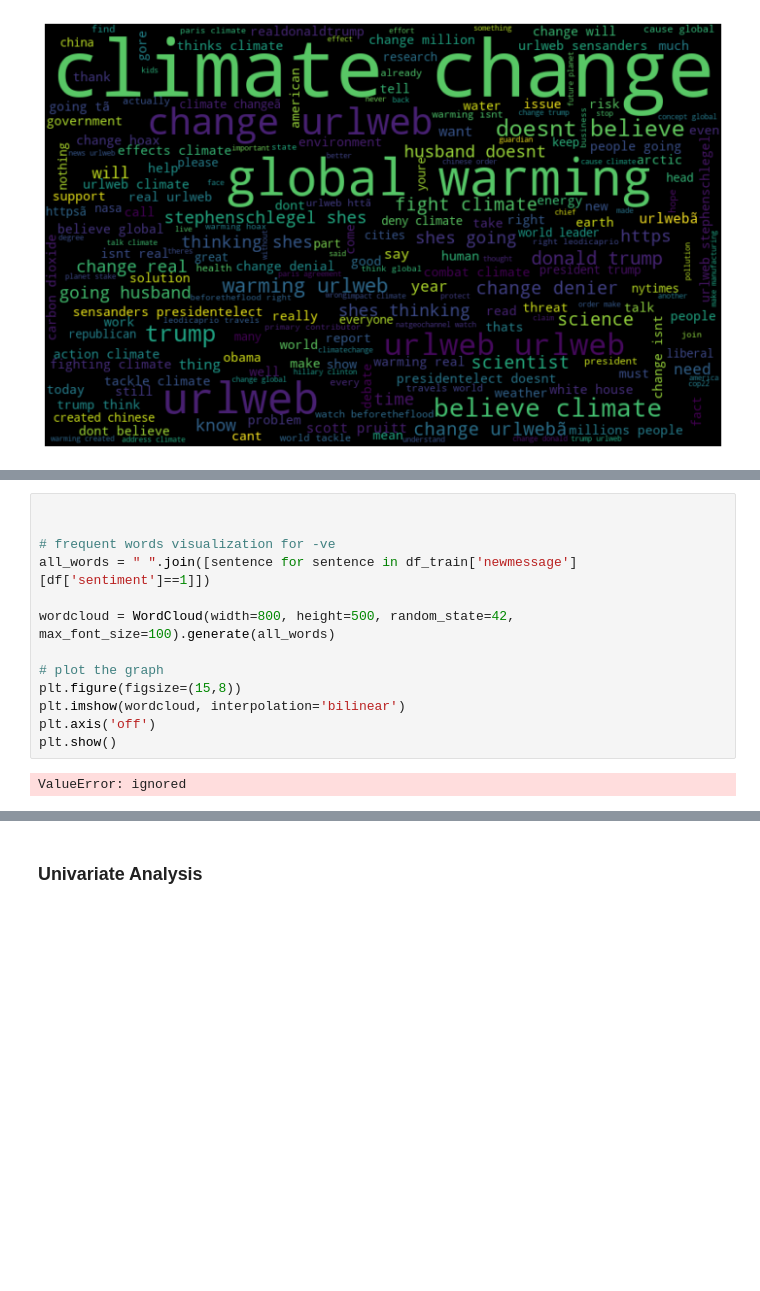
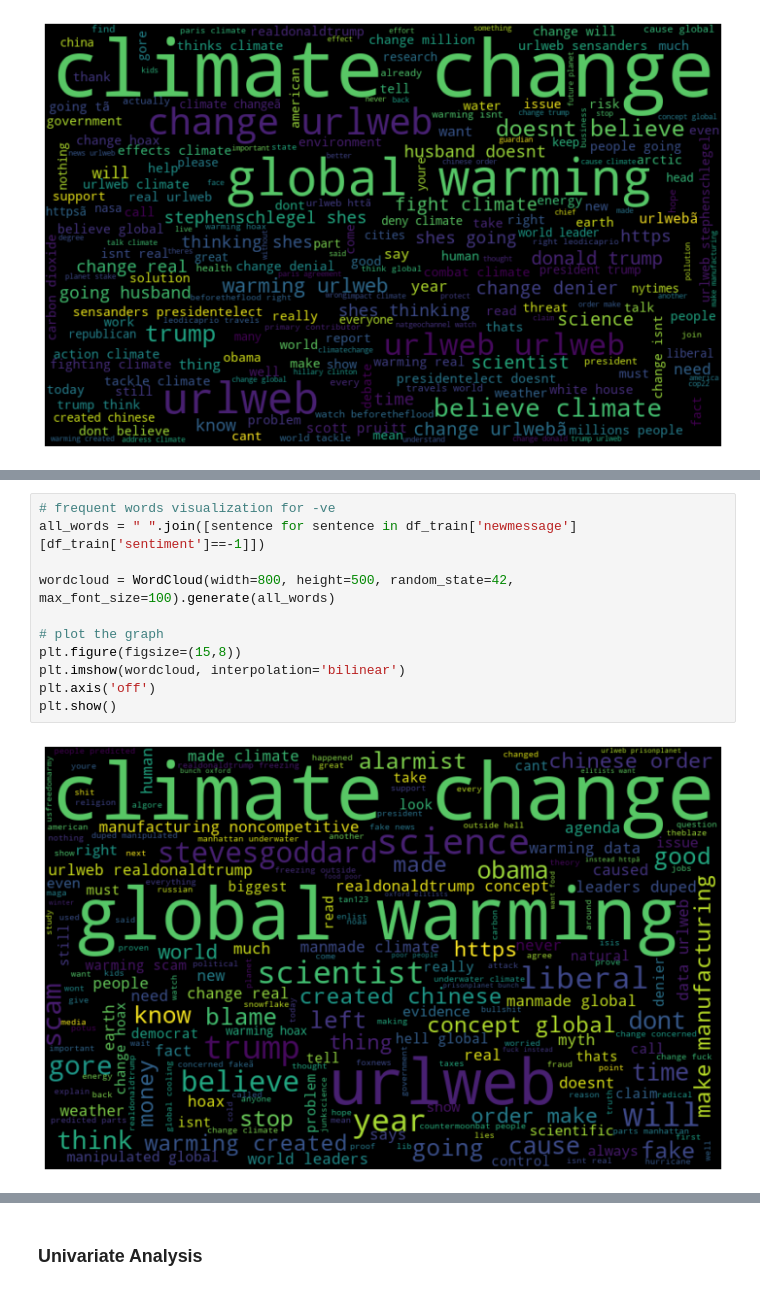
Before and after one commit to tladi-thobejane/classification-predict-streamlit-template, a Jupyter notebook: Team16_model (5).ipynb, the cells around one changed output, grey strips where cells are left out. Saved outputs shown, nothing was run; the diff lists cells and outputs as text; blank space fills up the shorter version.

```diff
--- a/Team16_model (5).ipynb
+++ b/Team16_model (5).ipynb
@@ -308,15 +307,13 @@ ValueError: ignored
 # %%
-
-
 # frequent words visualization for -ve
-all_words = " ".join([sentence for sentence in df_train['newmessage'][df['sentiment']==1]])
+all_words = " ".join([sentence for sentence in df_train['newmessage'][df_train['sentiment']==-1]])
 
 wordcloud = WordCloud(width=800, height=500, random_state=42, max_font_size=100).generate(all_words)
 
 # plot the graph
 plt.figure(figsize=(15,8))
 plt.imshow(wordcloud, interpolation='bilinear')
 plt.axis('off')
 plt.show()
 # %% [output]
-ValueError: ignored
+[figure, added]
```
Also changed, not shown: parts of 5 cells of this notebook.
